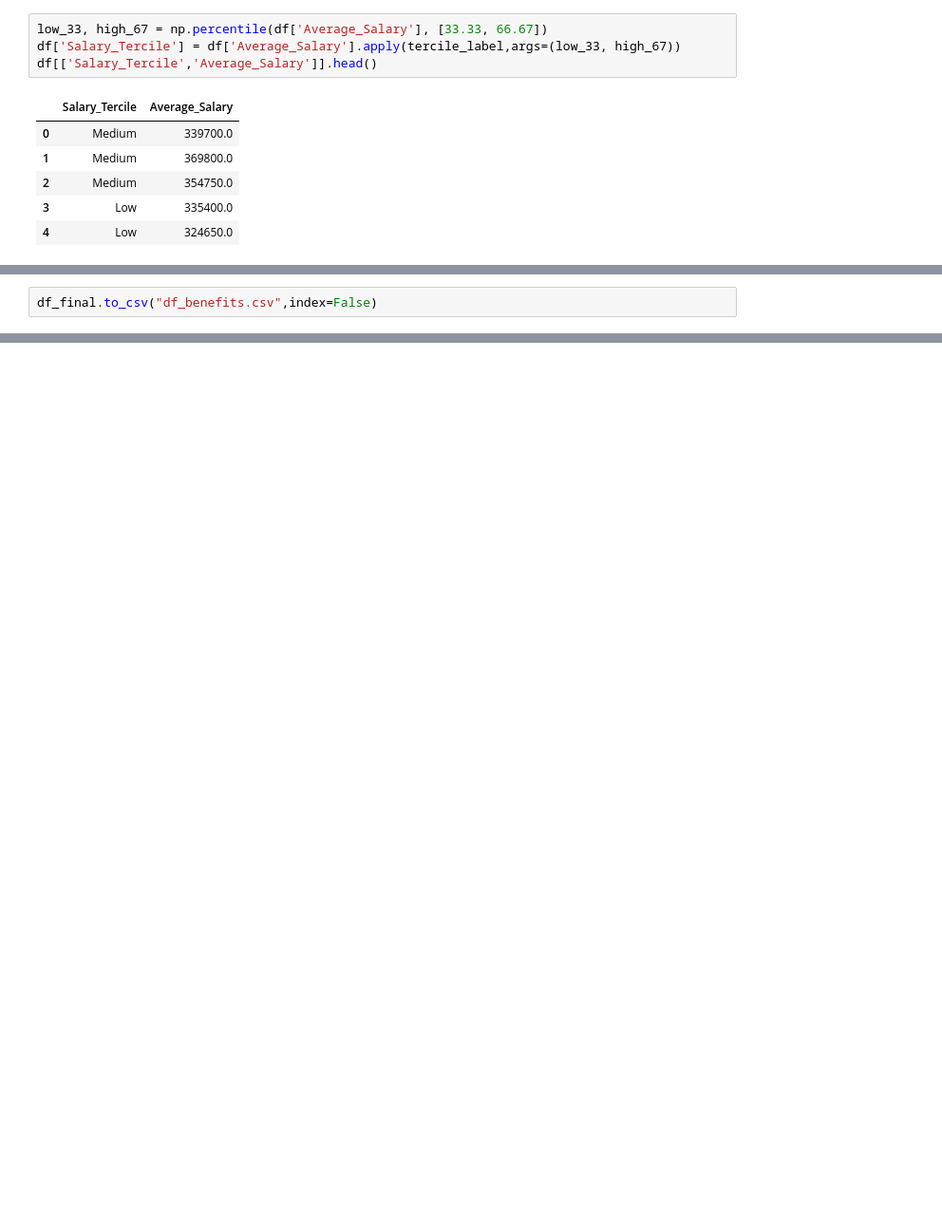
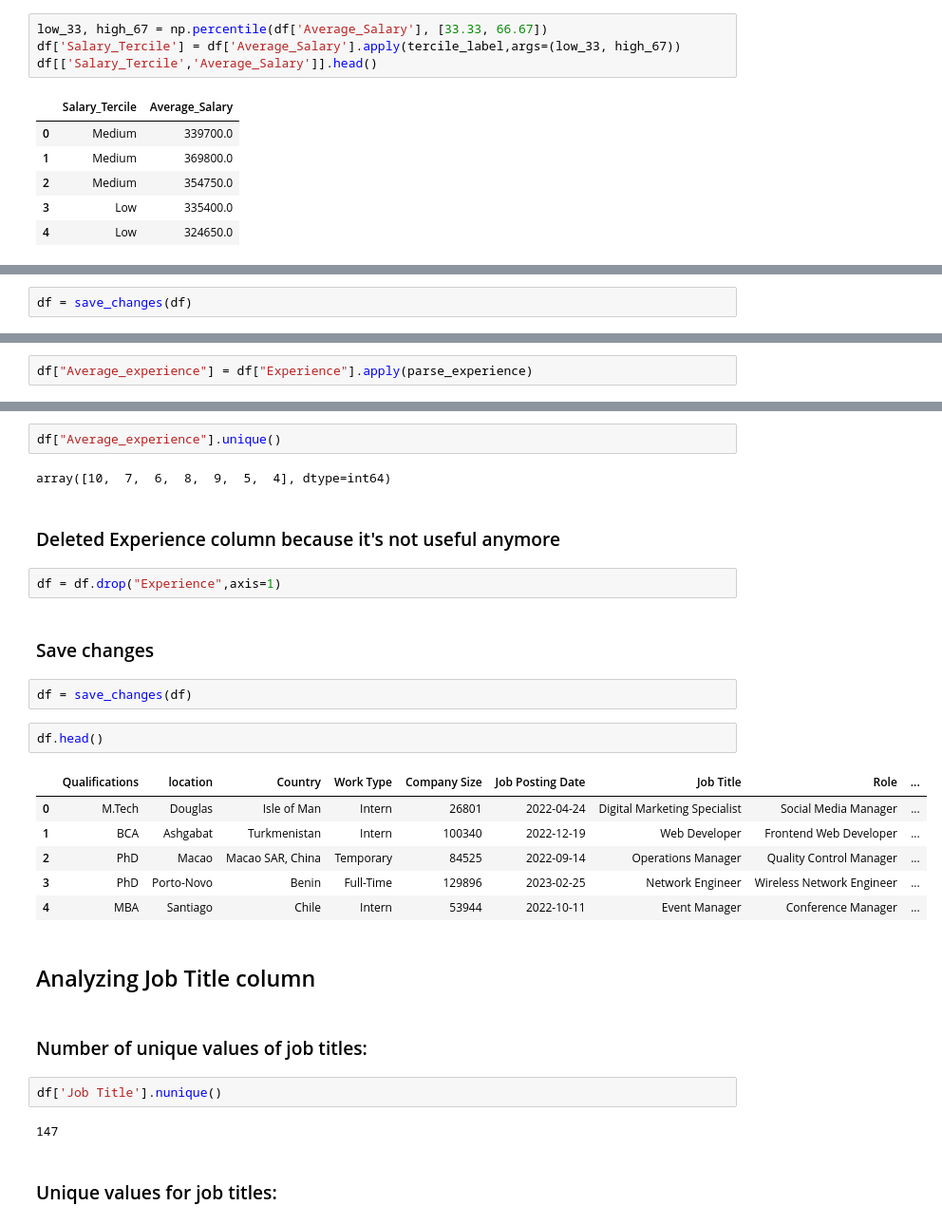
Before and after one commit to MazereAndreea/Job_market_trend, a Jupyter notebook: see_data.ipynb, the cells around one changed output, grey strips where cells are left out. Shown: that part at 95% size. Drawn from its saved outputs; the diff is of its cells as text; blank space fills up the shorter version.

```diff
--- a/see_data.ipynb
+++ b/see_data.ipynb
@@ -292,3 +401,3 @@ df_final.head()
 # %%
-df_final.to_csv("df_benefits.csv",index=False)
+df = save_changes(df)
 # %%
@@ -331,0 +439,2 @@ plot_count_pairs(bucharest_rows, feature='Qualifications', title='Qualifications
+# %%
+df["Average_experience"] = df["Experience"].apply(parse_experience)
@@ -331,0 +450,31 @@ plot_count_pairs(bucharest_rows, feature='Qualifications', title='Qualifications
+# %%
+df["Average_experience"].unique()
+# %% [output]
+array([10,  7,  6,  8,  9,  5,  4], dtype=int64)
+# %% [markdown]
+### Deleted Experience column because it's not useful anymore
+# %%
+df = df.drop("Experience",axis=1)
+# %% [markdown]
+### Save changes
+# %%
+df = save_changes(df)
+# %%
+df.head()
+# %% [output]
+|  | Qualifications | location | Country | Work Type | Company Size | Job Posting Date | Job Title | Role | ... |
+| 0 | M.Tech | Douglas | Isle of Man | Intern | 26801 | 2022-04-24 | Digital Marketing Specialist | Social Media Manager | ... |
+| 1 | BCA | Ashgabat | Turkmenistan | Intern | 100340 | 2022-12-19 | Web Developer | Frontend Web Developer | ... |
+| 2 | PhD | Macao | Macao SAR, China | Temporary | 84525 | 2022-09-14 | Operations Manager | Quality Control Manager | ... |
+| 3 | PhD | Porto-Novo | Benin | Full-Time | 129896 | 2023-02-25 | Network Engineer | Wireless Network Engineer | ... |
+| 4 | MBA | Santiago | Chile | Intern | 53944 | 2022-10-11 | Event Manager | Conference Manager | ... |
+# %% [markdown]
+## Analyzing Job Title column
+# %% [markdown]
+### Number of unique values of job titles:
+# %%
+df['Job Title'].nunique()
+# %% [output]
+147
+# %% [markdown]
+### Unique values for job titles:
```
Also changed, not shown: parts of 77 cells of this notebook, 3 other files.
